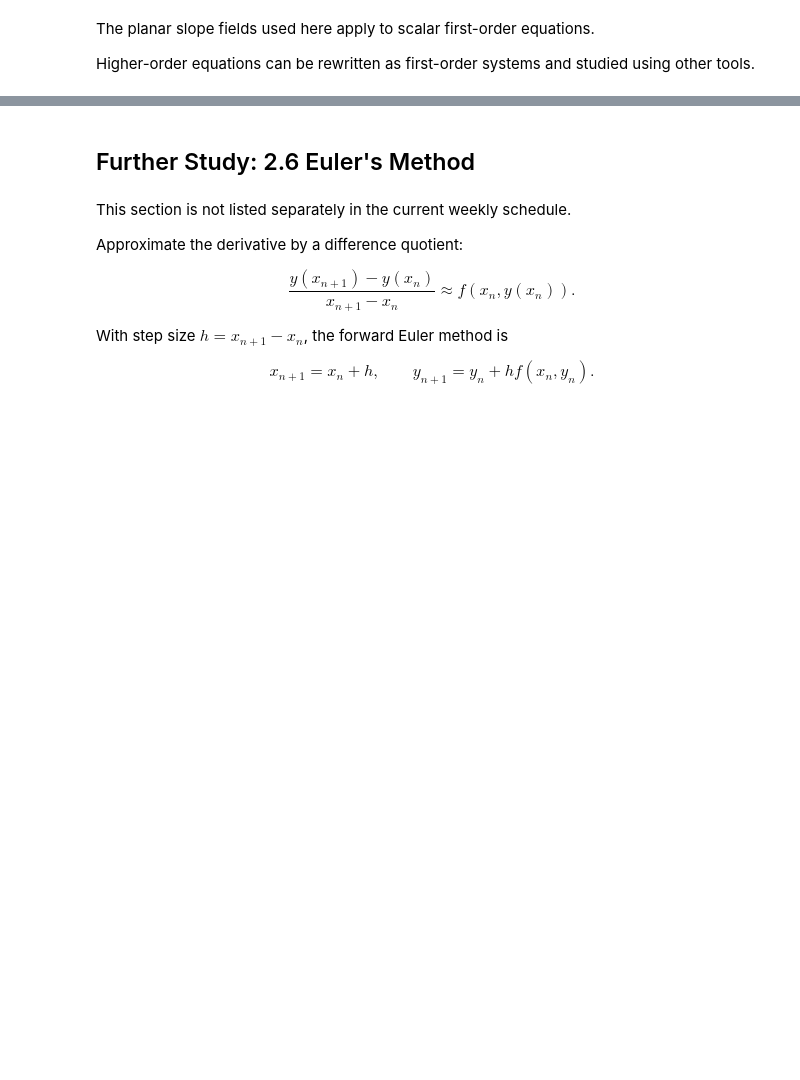
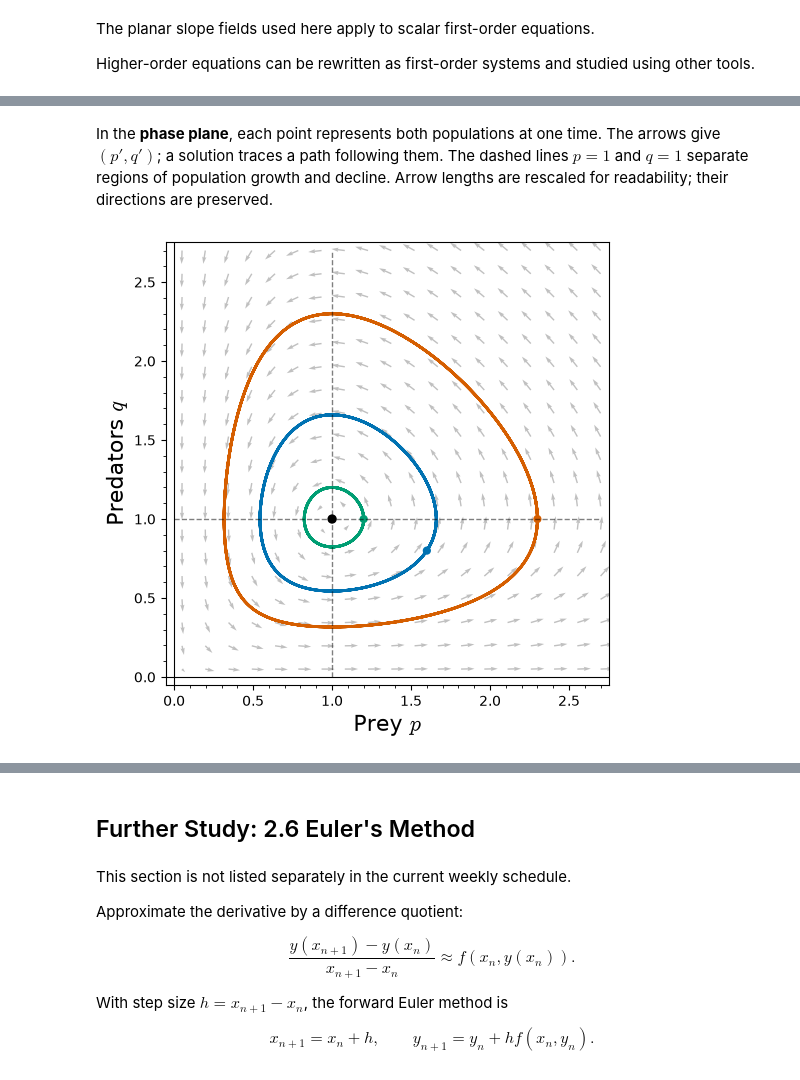
Before and after one commit to Symbol1/Differ2026, a Jupyter notebook: 0916.ipynb, the cells around one changed output, grey strips where cells are left out. Drawn from its saved outputs; the diff is of its cells as text; code cells hidden in the pictures; blank space fills up the shorter version.

```diff
--- a/0916.ipynb
+++ b/0916.ipynb
@@ -72,0 +114,28 @@ Higher-order equations can be rewritten as first-order systems and studied using
+# %% [markdown]
+In the **phase plane**, each point represents both populations at one time.
+The arrows give $(p', q')$; a solution traces a path following them.
+The dashed lines $p = 1$ and $q = 1$ separate regions of population growth and decline.
+Arrow lengths are rescaled for readability; their directions are preserved.
+# %%
+prey, predator = SR.var('prey predator')
+lv_rhs = [prey*(1 - predator), predator*(prey - 1)]
+lv_times = [0.02*j for j in range(1501)]
+lv_initials = [(1.2, 1.0), (1.6, 0.8), (2.3, 1.0)]
+lv_colors = ['#009E73', '#0072B2', '#D55E00']
+lv_solutions = [desolve_odeint(lv_rhs, initial, lv_times, [prey, predator],
+                             rtol=1e-10, atol=1e-10) for initial in lv_initials]
+speed = sqrt(lv_rhs[0]**2 + lv_rhs[1]**2 + 0.04)
+lv_phase = plot_vector_field([component/speed for component in lv_rhs],
+                            (prey, 0.05, 2.7), (predator, 0.05, 2.7),
+                            plot_points=19, color='silver')
+# %%
+for solution, initial, color in zip(lv_solutions, lv_initials, lv_colors):
+    lv_phase += line(solution, color=color, thickness=2)
+    lv_phase += point(initial, color=color, size=35)
+lv_phase += line([(1, 0), (1, 2.7)], color='black', linestyle='--', alpha=0.5)
+lv_phase += line([(0, 1), (2.7, 1)], color='black', linestyle='--', alpha=0.5)
+lv_phase += point((1, 1), color='black', size=45)
+lv_phase.show(xmin=0, xmax=2.7, ymin=0, ymax=2.7, aspect_ratio=1,
+              axes_labels=['Prey $p$', 'Predators $q$'], figsize=7)
+# %% [output]
+[figure, added]
```
Also changed, not shown: parts of 28 cells of this notebook.
